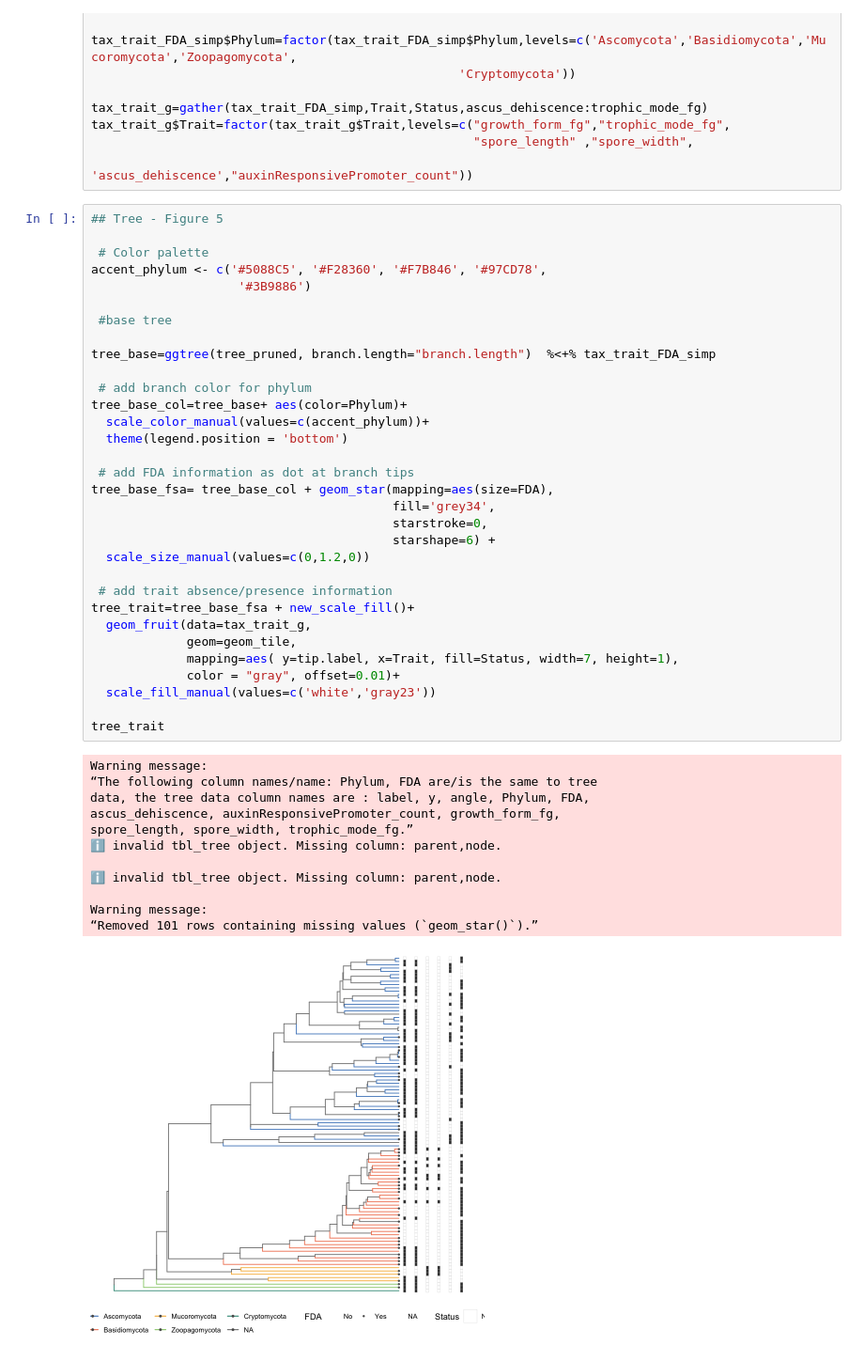
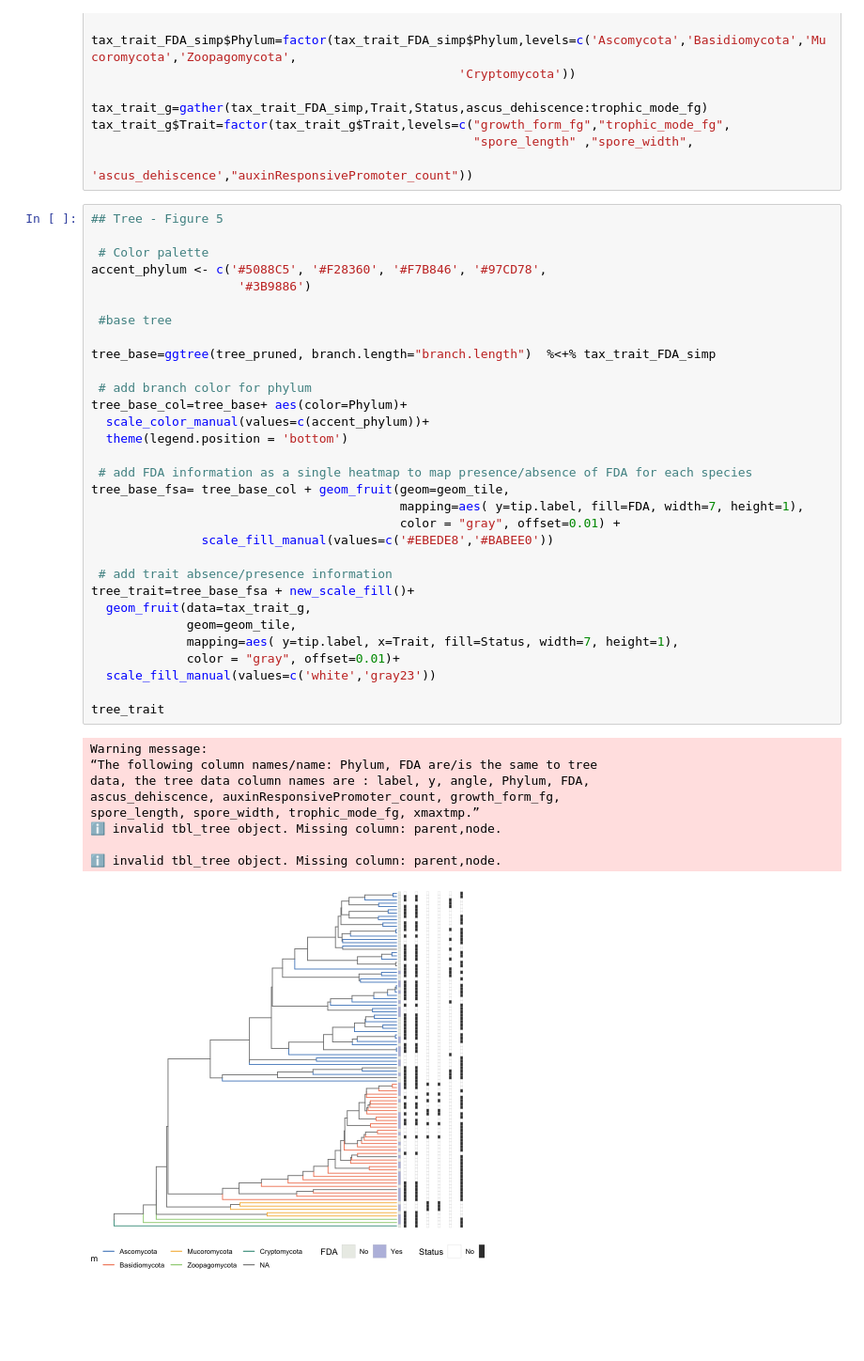
Before and after one commit to Arcadia-Science/Fungal-Secondary-Actin-Pilot, a Jupyter notebook: notebooks/Step3_Curating_and_maping_trait_information.ipynb, the cells around one changed output. Shown at 94% size. Drawn from its saved outputs; the diff is of its cells as text; blank space fills up the shorter version.

```diff
--- a/notebooks/Step3_Curating_and_maping_trait_information.ipynb
+++ b/notebooks/Step3_Curating_and_maping_trait_information.ipynb
@@ -443,44 +442,40 @@ tax_trait_g$Trait=factor(tax_trait_g$Trait,levels=c("growth_form_fg","trophic_mo
 accent_phylum <- c('#5088C5', '#F28360', '#F7B846', '#97CD78',
                     '#3B9886')
 
  #base tree
 
 tree_base=ggtree(tree_pruned, branch.length="branch.length")  %<+% tax_trait_FDA_simp
 
  # add branch color for phylum
 tree_base_col=tree_base+ aes(color=Phylum)+
   scale_color_manual(values=c(accent_phylum))+
   theme(legend.position = 'bottom')
 
- # add FDA information as dot at branch tips
-tree_base_fsa= tree_base_col + geom_star(mapping=aes(size=FDA),
-                                         fill='grey34',
-                                         starstroke=0,
-                                         starshape=6) +
-  scale_size_manual(values=c(0,1.2,0))
+ # add FDA information as a single heatmap to map presence/absence of FDA for each species
+tree_base_fsa= tree_base_col + geom_fruit(geom=geom_tile,
+                                          mapping=aes( y=tip.label, fill=FDA, width=7, height=1),
+                                          color = "gray", offset=0.01) +
+               scale_fill_manual(values=c('#EBEDE8','#BABEE0'))
 
  # add trait absence/presence information
 tree_trait=tree_base_fsa + new_scale_fill()+
   geom_fruit(data=tax_trait_g,
              geom=geom_tile,
              mapping=aes( y=tip.label, x=Trait, fill=Status, width=7, height=1),
              color = "gray", offset=0.01)+
   scale_fill_manual(values=c('white','gray23'))
 
 tree_trait
 # %% [output]
 Warning message:
 “The following column names/name: Phylum, FDA are/is the same to tree
 data, the tree data column names are : label, y, angle, Phylum, FDA,
 ascus_dehiscence, auxinResponsivePromoter_count, growth_form_fg,
-spore_length, spore_width, trophic_mode_fg.”
+spore_length, spore_width, trophic_mode_fg, xmaxtmp.”
 ℹ invalid tbl_tree object. Missing column: parent,node.
 
 ℹ invalid tbl_tree object. Missing column: parent,node.
-
-Warning message:
-“Removed 101 rows containing missing values (`geom_star()`).”
-[figure, old version]
+[figure, new version]
 # %%
 sessionInfo()
 # %% [output]
```
Also changed, not shown: parts of 3 cells of this notebook, 15 other files.
